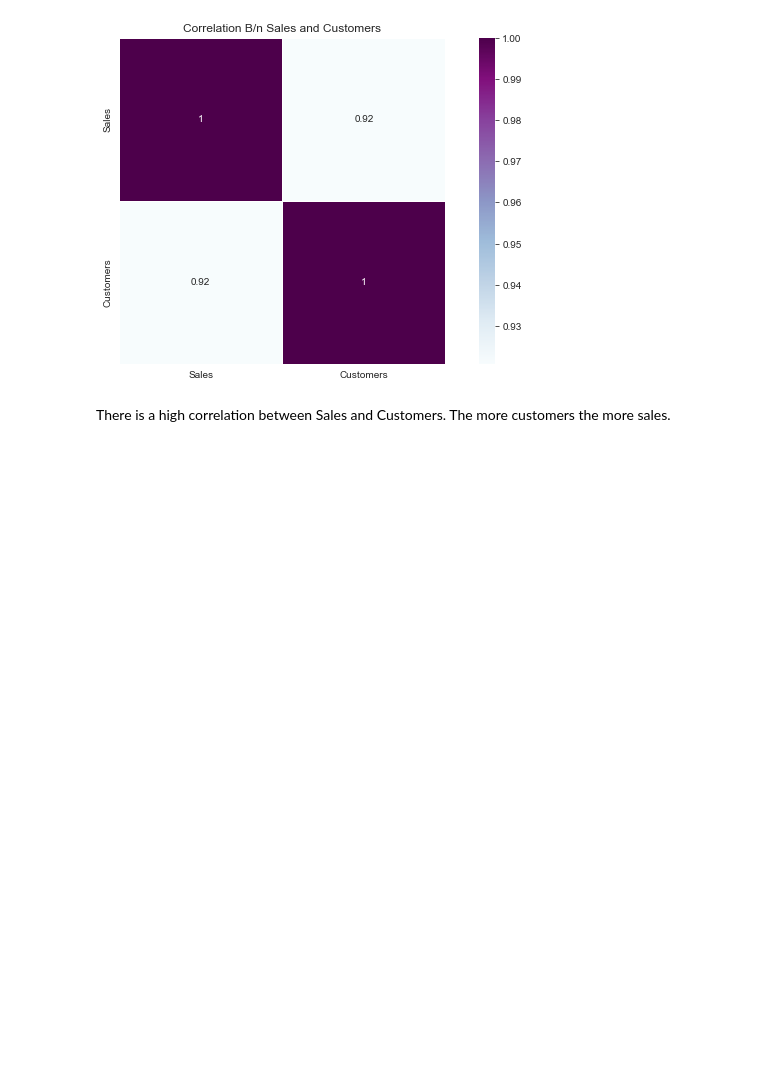
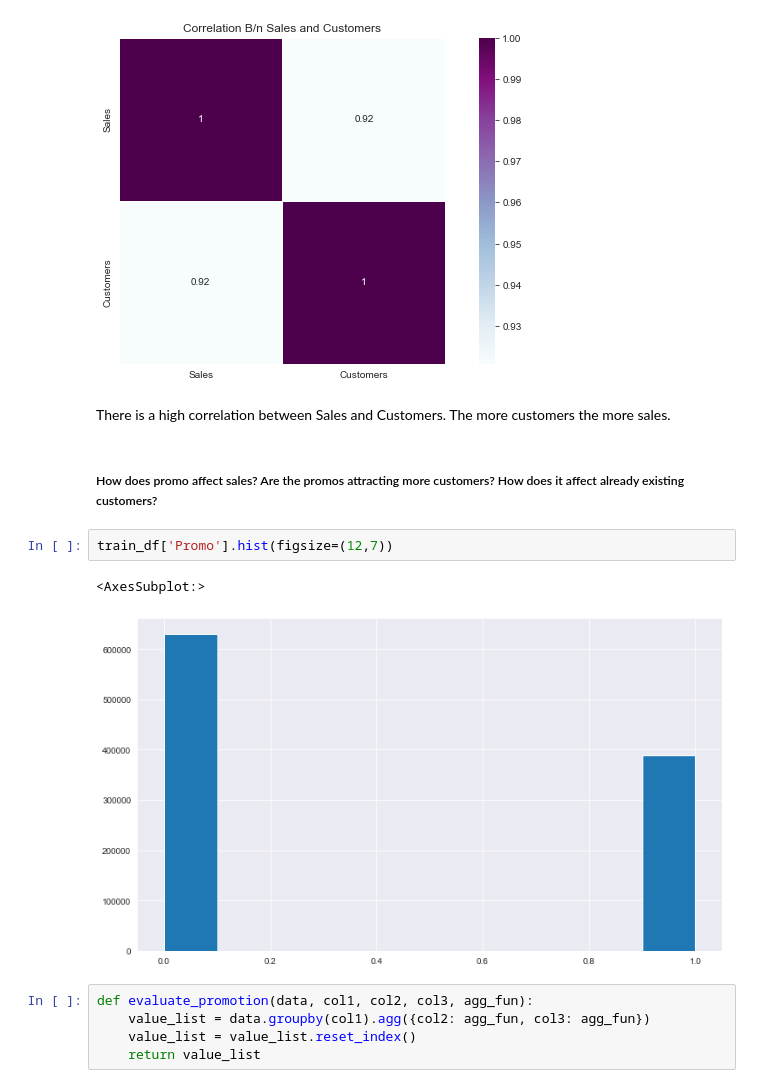
Before and after one commit to bkget/Pharmaceutical-Sales-Prediction, a Jupyter notebook: notebooks/2.EDA.ipynb, the cells around one changed output. Cells and saved outputs as stored; diff of their text form; blank space fills up the shorter version.

Commit message:
Promotion effect

```diff
--- a/notebooks/2.EDA.ipynb
+++ b/notebooks/2.EDA.ipynb
@@ -342,3 +342,15 @@ plot.heatmap(train_data[['Sales', 'Customers']], title='Correlation B/n Sales an
 [figure]
 # %% [markdown]
 There is a high correlation between Sales and Customers. The more customers the more sales.
+# %% [markdown]
+##### How does promo affect sales? Are the promos attracting more customers? How does it affect already existing customers?
+# %%
+train_df['Promo'].hist(figsize=(12,7))
+# %% [output]
+<AxesSubplot:>
+[figure, added]
+# %%
+def evaluate_promotion(data, col1, col2, col3, agg_fun):
+    value_list = data.groupby(col1).agg({col2: agg_fun, col3: agg_fun})
+    value_list = value_list.reset_index()
+    return value_list
```
Also changed, not shown: parts of 8 cells of this notebook.
